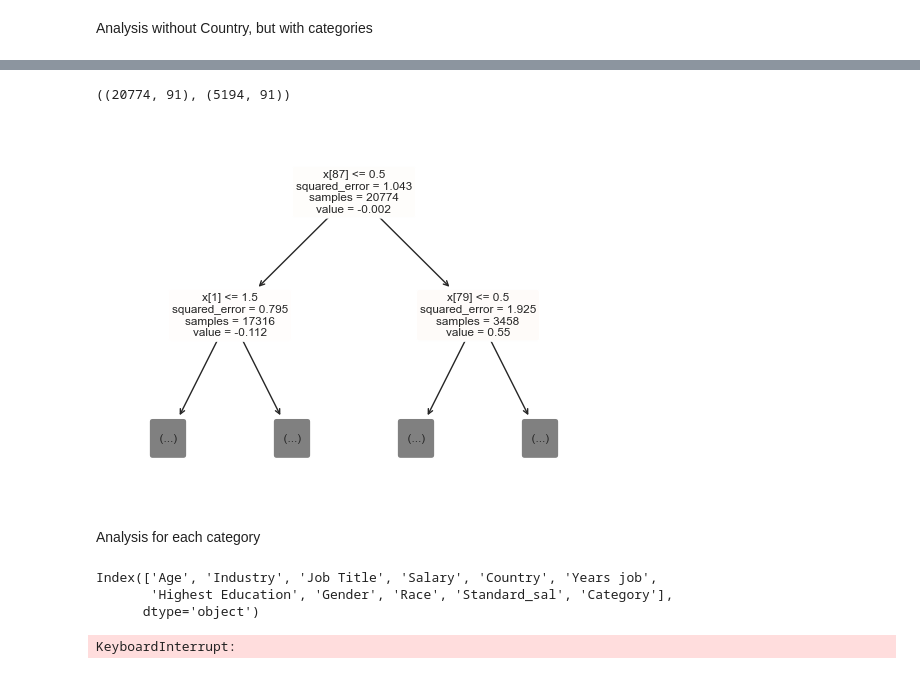
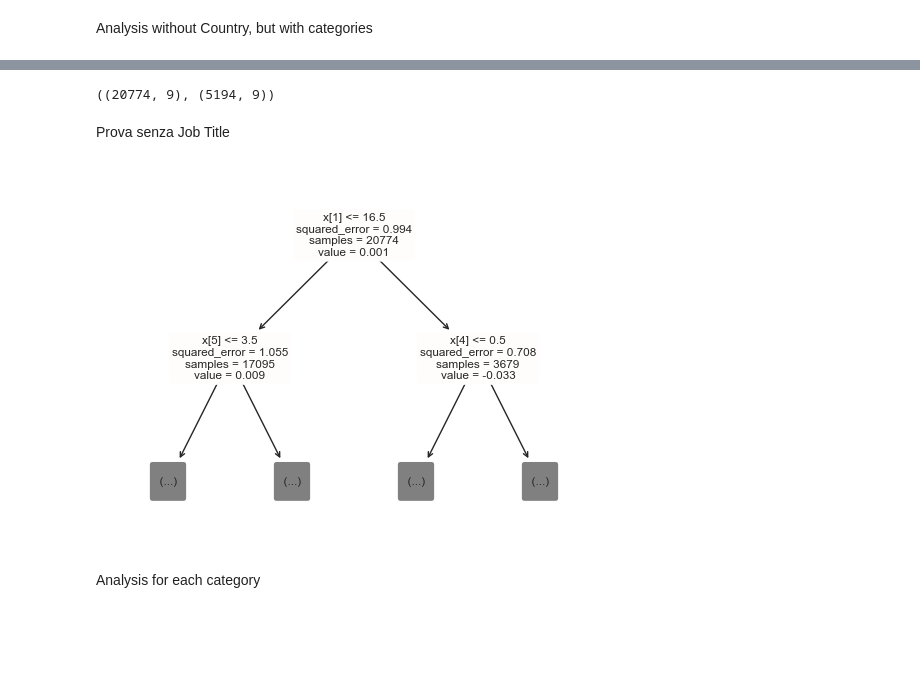
Before and after one commit to RVJIM/Machine-Learning_Salary, a Jupyter notebook: main.ipynb, the cells around one changed output, grey strips where cells are left out. Cells and saved outputs as stored; diff of their text form; code cells hidden in the pictures; blank space fills up the shorter version.

```diff
--- a/main.ipynb
+++ b/main.ipynb
@@ -309,7 +305,7 @@ Category Mapping: {'Age': <1x167 sparse matrix of type '<class 'numpy.float64'>'
 # %%
-import time
+import time, math
 from sklearn.linear_model import Ridge, Lasso, LinearRegression
-from sklearn.ensemble import RandomForestRegressor
+from sklearn.ensemble import RandomForestRegressor, GradientBoostingRegressor
 from sklearn.metrics import mean_squared_error, mean_absolute_error, r2_score
 from sklearn.tree import DecisionTreeRegressor, plot_tree
 
@@ -319,7 +315,8 @@ def models(X_train, X_test, y_train, y_test, name_decision_tree):
         'Ridge': Ridge(),
         'Lasso': Lasso(),
         'RandomForestRegressor': RandomForestRegressor(),
-        'DecisionTreeRegressor': DecisionTreeRegressor()
+        'DecisionTreeRegressor': DecisionTreeRegressor(),
+        'GradientBoostingRegressor' : GradientBoostingRegressor()
     }
 
     columns = ['Model', 'Run Time (minutes)', 'MSE', 'MAE', 'R2']
@@ -330,16 +327,16 @@ def models(X_train, X_test, y_train, y_test, name_decision_tree):
 
         model.fit(X_train, y_train)
         y_train_pred = model.predict(X_train)
-        y_test_pred = model.predict(X_test)
+        #y_test_pred = model.predict(X_test)
 
-        train_mse = mean_squared_error(y_train, y_train_pred)
-        test_mse = mean_squared_error(y_test, y_test_pred)
+        train_mse = math.sqrt(mean_squared_error(y_train, y_train_pred))
+        #test_mse = mean_squared_error(y_test, y_test_pred)
 
         train_mae = mean_absolute_error(y_train, y_train_pred)
-        test_mae = mean_absolute_error(y_test, y_test_pred)
+        #test_mae = mean_absolute_error(y_test, y_test_pred)
 
         r_squared_train = r2_score(y_train, y_train_pred)
-        r_squared_test = r2_score(y_test, y_test_pred)
+        #r_squared_test = r2_score(y_test, y_test_pred)
 
         row = {'Model': model_name,
            'Run Time (minutes)': round((time.time() - start_time) / 60, 6),
@@ -351,11 +348,9 @@ def models(X_train, X_test, y_train, y_test, name_decision_tree):
         df_models = pd.concat([df_models, pd.DataFrame([row])], ignore_index=True)
 
         if model_name == 'DecisionTreeRegressor':
-            df_train = pd.DataFrame(X_train_transformed.toarray())
+            plot_tree(model, filled=True, feature_names=X_train.columns if hasattr(X_train, 'columns') else None, rounded=True, max_depth=1)
+            os.makedirs('DecisioneTree', exist_ok=True)
+            plt.savefig(os.path.join('DecisioneTree', f'{name_decision_tree}.png'))
 
-            a = plot_tree(model, filled=True, feature_names=X_train.columns if hasattr(X_train, 'columns') else None, rounded=True, max_depth=1)
-            #plt.savefig("decision_tree.png")
-            #plt.show()
-
-    return a, df_models
+    return df_models
 # %%
@@ -384,9 +370,11 @@ def categories(x):
     if x in high_sal: return 'High'
     elif x in mid_sal: return 'Medium'
     elif x in low_sal: return 'Low'
-    else: 'Poverty'
+    else: return 'Poverty'
 
-df['Category'] = df['Country'].apply(categories)
-df['Category'].value_counts()
+df_category = pd.DataFrame()
+df_category = df.copy()
+df_category['Category'] = df_category['Country'].apply(categories)
+df_category['Category'].value_counts()
 # %% [output]
 Category
@@ -396,25 +385,35 @@ Low          50
 Name: count, dtype: int64
+# %%
+X_cat = df_category.drop(['Standard_sal', 'Salary'], axis=1)
+
+X_transformed_cat = enc.fit_transform(X_cat)
+
+X_train_cat, X_test_cat, y_train_cat, y_test_cat = train_test_split(X_transformed_cat, y, train_size=0.8, random_state=123)
+
+X_train_cat.shape, X_test_cat.shape
+# %% [output]
+((20774, 9), (5194, 9))
+# %% [markdown]
+Prova senza Job Title
 # %%
-X = df.drop(['Salary'], axis=1)
+'''X = df.drop(['Salary', 'Job Title'], axis=1)
 
-X_train, X_test, y_train, y_test = train_test_split(X, y, train_size=0.8, random_state=123)
+X_train, X_test, y_train, y_test = train_test_split(X, y, train_size=0.8, random_state=5)
 
 preprocessing = ColumnTransformer(
     transformers=[
         ('ord', OrdinalEncoder(), ['Years job', 'Age', 'Highest Education']),
-        ('encoder', OneHotEncoder(handle_unknown='ignore'), ['Category', 'Industry', 'Job Title', 'Race'])
+        ('encoder', OneHotEncoder(handle_unknown='ignore'), ['Category', 'Industry', 'Race'])
     ]
 )
 
 X_train_transformed = preprocessing.fit_transform(X_train)
 X_test_transformed = preprocessing.transform(X_test)
-X_train_transformed.shape, X_test_transformed.shape
+X_train_transformed.shape, X_test_transformed.shape'''
-# %% [output]
-((20774, 91), (5194, 91))
 # %%
-b, df_models_transformed = models(X_train_transformed, X_test_transformed, y_train, y_test, 'Category')
+df_models_transformed = models(X_train_cat, X_train_cat, y_train, y_test, 'Category')
 # %% [output]
-[figure, old version]
+[figure, new version]
 # %% [markdown]
 Analysis for each category
 # %%
@@ -430,8 +431 @@ def analysis_categories(df, category: str):
     return df_models
-# %%
-df_models_high = analysis_categories(df, 'High')
-# %% [output]
-Index(['Age', 'Industry', 'Job Title', 'Salary', 'Country', 'Years job',
-       'Highest Education', 'Gender', 'Race', 'Standard_sal', 'Category'],
-      dtype='object')
-KeyboardInterrupt:
```
Also changed, not shown: parts of 14 cells of this notebook, 9 other files.
